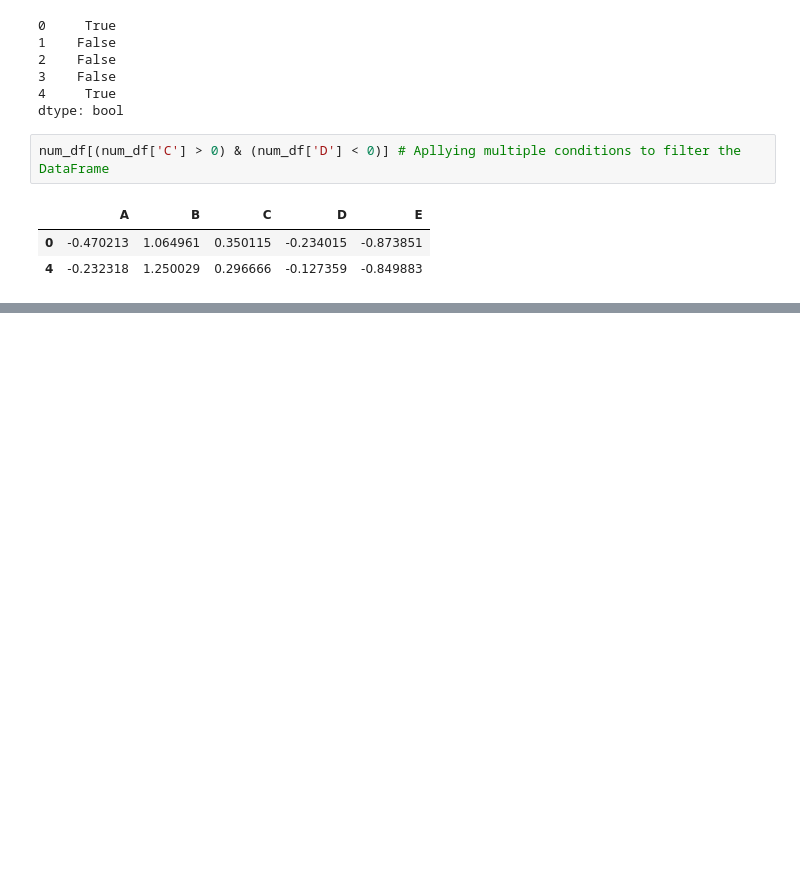
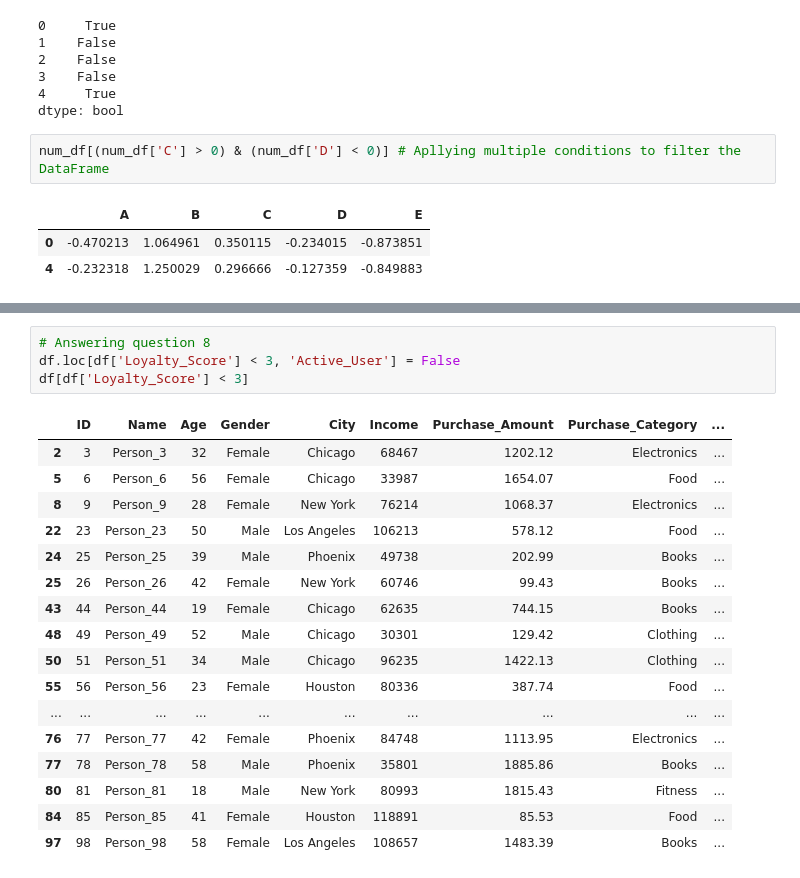
Before and after one commit to LucaBendasoli/practicing-pandas, a Jupyter notebook: main.ipynb, the cells around one changed output, grey strips where cells are left out. Drawn from its saved outputs; the diff is of its cells as text; blank space fills up the shorter version.

```diff
--- a/main.ipynb
+++ b/main.ipynb
@@ -248,0 +425,22 @@ num_df[(num_df['C'] > 0) & (num_df['D'] < 0)] # Apllying multiple conditions to
+# %%
+# Answering question 8
+df.loc[df['Loyalty_Score'] < 3, 'Active_User'] = False
+df[df['Loyalty_Score'] < 3]
+# %% [output]
+|  | ID | Name | Age | Gender | City | Income | Purchase_Amount | Purchase_Category | ... |
+| 2 | 3 | Person_3 | 32 | Female | Chicago | 68467 | 1202.12 | Electronics | ... |
+| 5 | 6 | Person_6 | 56 | Female | Chicago | 33987 | 1654.07 | Food | ... |
+| 8 | 9 | Person_9 | 28 | Female | New York | 76214 | 1068.37 | Electronics | ... |
+| 22 | 23 | Person_23 | 50 | Male | Los Angeles | 106213 | 578.12 | Food | ... |
+| 24 | 25 | Person_25 | 39 | Male | Phoenix | 49738 | 202.99 | Books | ... |
+| 25 | 26 | Person_26 | 42 | Female | New York | 60746 | 99.43 | Books | ... |
+| 43 | 44 | Person_44 | 19 | Female | Chicago | 62635 | 744.15 | Books | ... |
+| 48 | 49 | Person_49 | 52 | Male | Chicago | 30301 | 129.42 | Clothing | ... |
+| 50 | 51 | Person_51 | 34 | Male | Chicago | 96235 | 1422.13 | Clothing | ... |
+| 55 | 56 | Person_56 | 23 | Female | Houston | 80336 | 387.74 | Food | ... |
+| ... | ... | ... | ... | ... | ... | ... | ... | ... | ... |
+| 76 | 77 | Person_77 | 42 | Female | Phoenix | 84748 | 1113.95 | Electronics | ... |
+| 77 | 78 | Person_78 | 58 | Male | Phoenix | 35801 | 1885.86 | Books | ... |
+| 80 | 81 | Person_81 | 18 | Male | New York | 80993 | 1815.43 | Fitness | ... |
+| 84 | 85 | Person_85 | 41 | Female | Houston | 118891 | 85.53 | Food | ... |
+| 97 | 98 | Person_98 | 58 | Female | Los Angeles | 108657 | 1483.39 | Books | ... |
```
Also changed, not shown: parts of 9 cells of this notebook.
